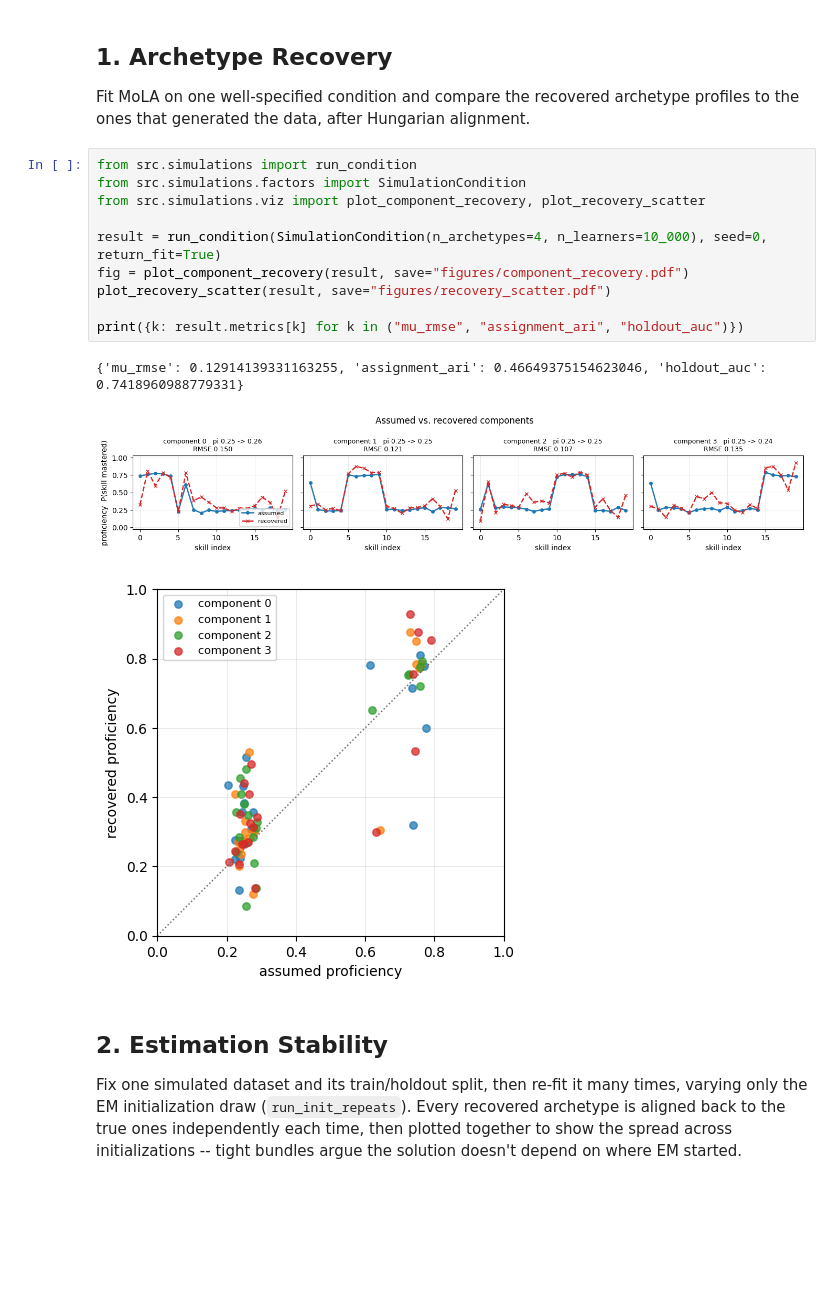
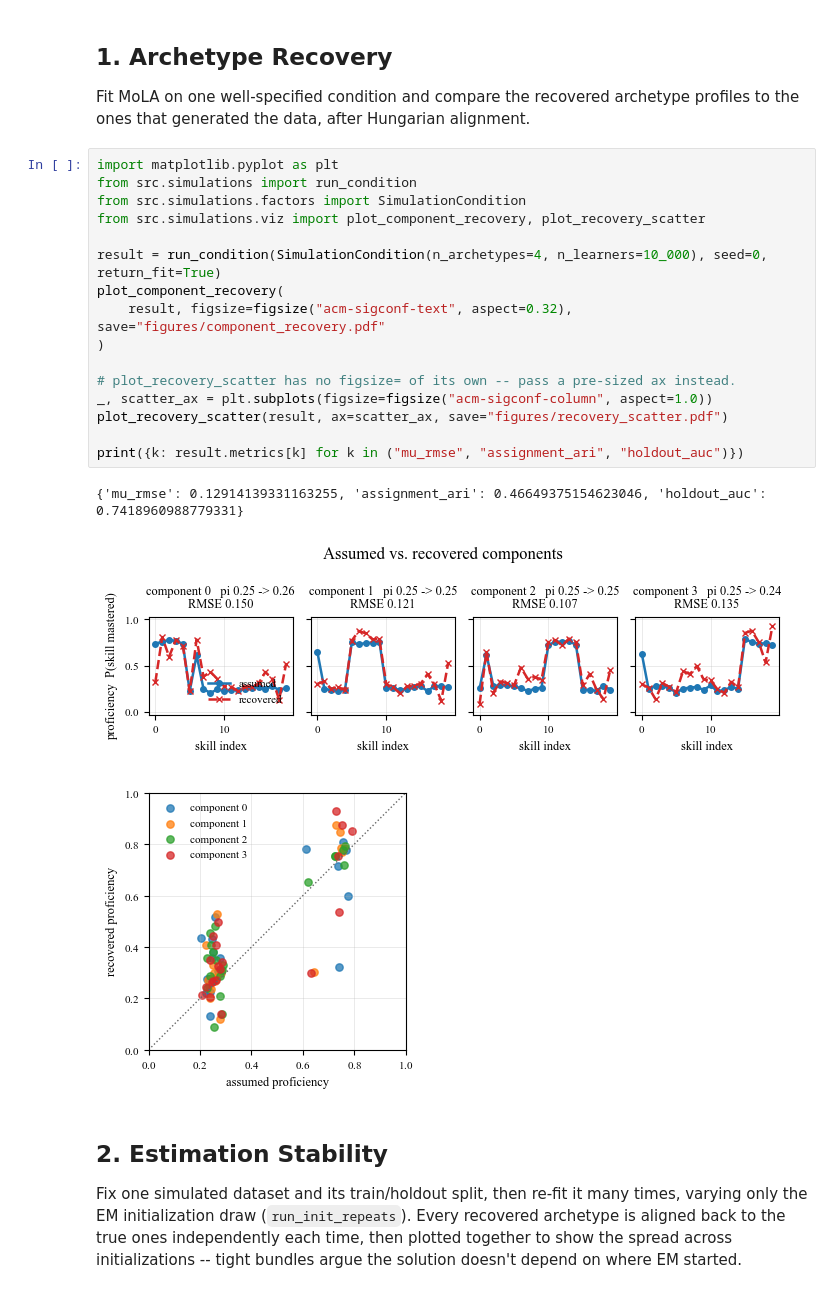
Before and after one commit to lentin26/mixture-of-latent-archetypes, a Jupyter notebook: notebooks/simulation-study.ipynb, the cells around one changed output. Cells and saved outputs as stored; diff of their text form; blank space fills up the shorter version.

```diff
--- a/notebooks/simulation-study.ipynb
+++ b/notebooks/simulation-study.ipynb
@@ -22,19 +33,25 @@ Out of scope: do the learned latent variables correspond to real cognitive maste
 
 Fit MoLA on one well-specified condition and compare the recovered archetype profiles to the ones that generated the data, after Hungarian alignment.
 # %%
+import matplotlib.pyplot as plt
 from src.simulations import run_condition
 from src.simulations.factors import SimulationCondition
 from src.simulations.viz import plot_component_recovery, plot_recovery_scatter
 
 result = run_condition(SimulationCondition(n_archetypes=4, n_learners=10_000), seed=0, return_fit=True)
-fig = plot_component_recovery(result, save="figures/component_recovery.pdf")
-plot_recovery_scatter(result, save="figures/recovery_scatter.pdf")
+plot_component_recovery(
+    result, figsize=figsize("acm-sigconf-text", aspect=0.32), save="figures/component_recovery.pdf"
+)
+
+# plot_recovery_scatter has no figsize= of its own -- pass a pre-sized ax instead.
+_, scatter_ax = plt.subplots(figsize=figsize("acm-sigconf-column", aspect=1.0))
+plot_recovery_scatter(result, ax=scatter_ax, save="figures/recovery_scatter.pdf")
 
 print({k: result.metrics[k] for k in ("mu_rmse", "assignment_ari", "holdout_auc")})
 # %% [output]
 {'mu_rmse': 0.12914139331163255, 'assignment_ari': 0.46649375154623046, 'holdout_auc': 0.7418960988779331}
-[figure, old version]
+[figure, new version]
-[figure, old version]
+[figure, new version]
 # %% [markdown]
 ## 2. Estimation Stability
 
```
Also changed, not shown: parts of 5 cells of this notebook, 9 other files.
